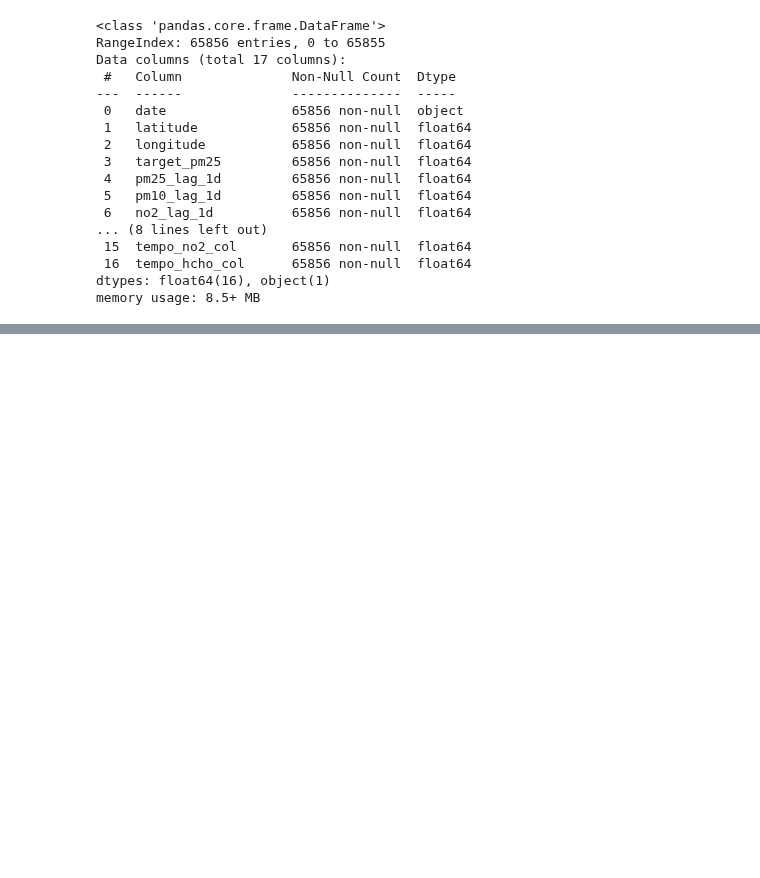
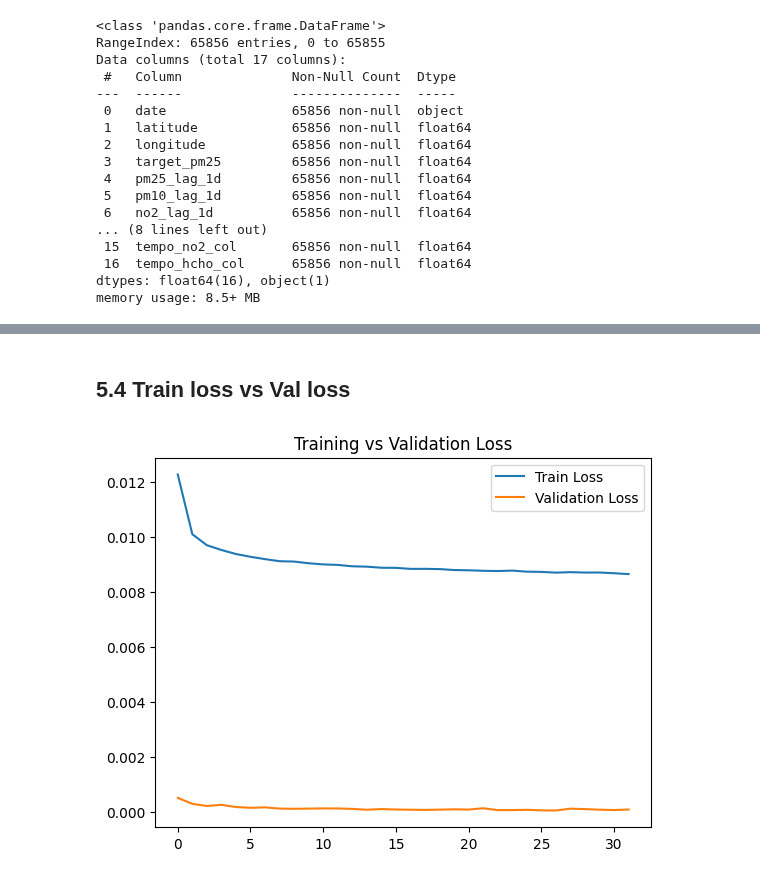
Before and after one commit to DanielNguyen-05/AirForce, a Jupyter notebook: ai/lstm_v1.ipynb, the cells around one changed output, grey strips where cells are left out. Cells and saved outputs as stored; diff of their text form; code cells hidden in the pictures; blank space fills up the shorter version.

```diff
--- a/ai/lstm_v1.ipynb
+++ b/ai/lstm_v1.ipynb
@@ -375 +478,12 @@ plt.show()
+# %% [markdown]
+## **5.4 Train loss vs Val loss**
+# %%
+plt.plot(history.history['loss'], label='Train Loss')
+plt.plot(history.history['val_loss'], label='Validation Loss')
+plt.legend()
+plt.title("Training vs Validation Loss")
+
+plt.savefig("loss_curve.png", dpi=300, bbox_inches='tight')
+# %% [output]
+[figure, added]
 # %%
```
Also changed, not shown: parts of 75 cells of this notebook, 51 other files.
